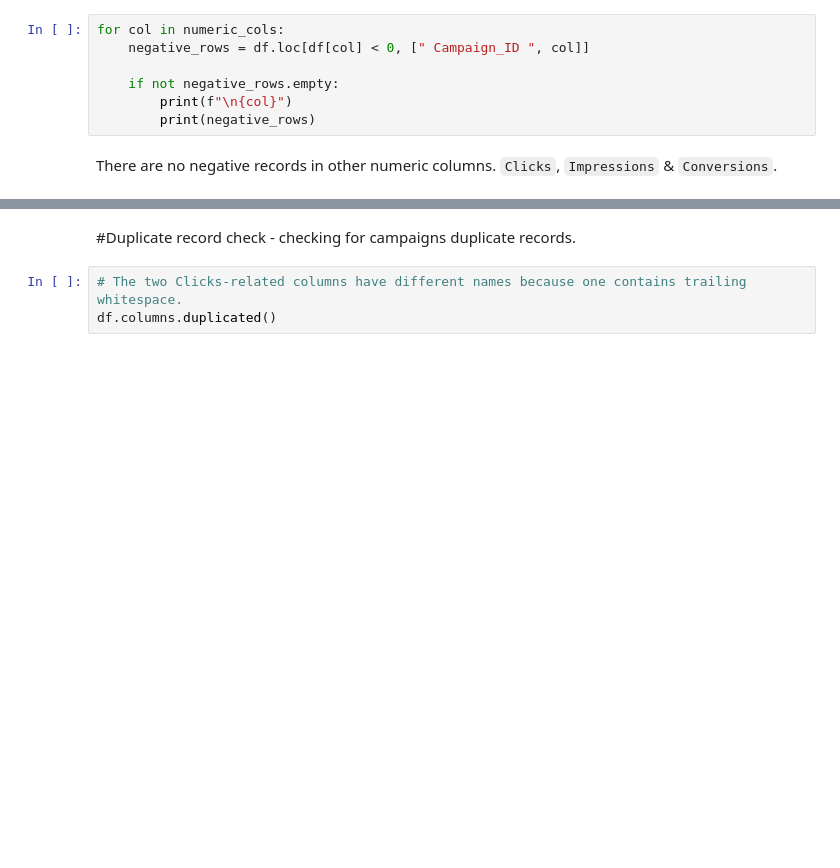
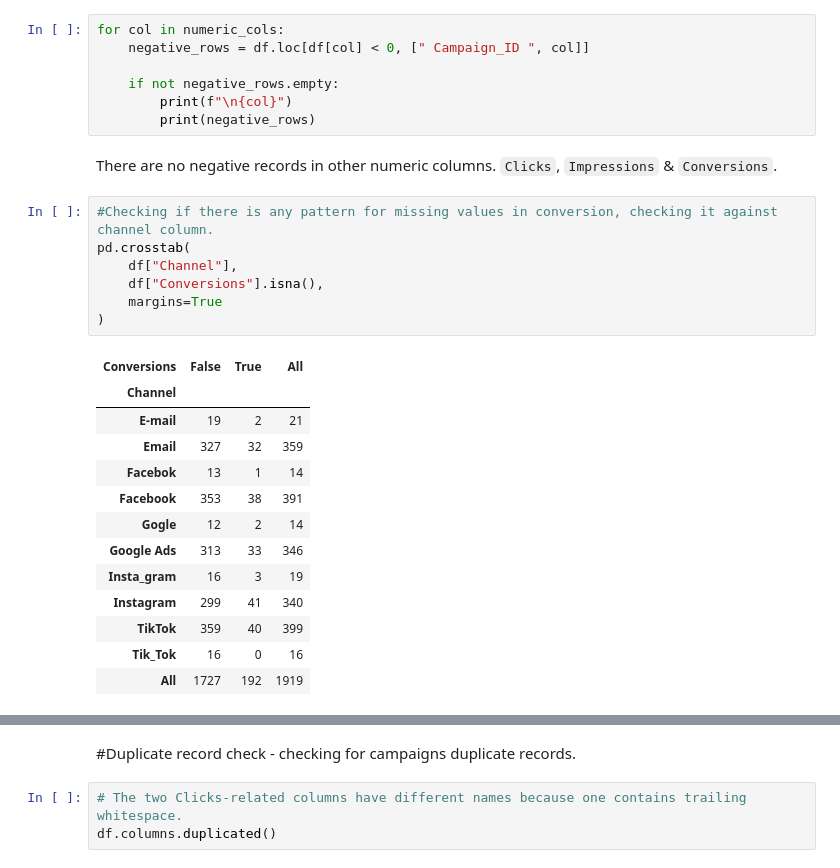
Before and after one commit to Nikita-Ravindra-Albela/Marketing_Campaign_Performance_Analysis, a Jupyter notebook: Python/Marketing_Analytics_Profiling.ipynb, the cells around one changed output, grey strips where cells are left out. Cells and saved outputs as stored; diff of their text form; blank space fills up the shorter version.

```diff
--- a/Python/Marketing_Analytics_Profiling.ipynb
+++ b/Python/Marketing_Analytics_Profiling.ipynb
@@ -547,3 +547,24 @@ for col in numeric_cols:
         print(negative_rows)
 # %% [markdown]
 There are no negative records in other numeric columns. `Clicks`, `Impressions` & `Conversions`.
+# %%
+#Checking if there is any pattern for missing values in conversion, checking it against channel column.
+pd.crosstab(
+    df["Channel"],
+    df["Conversions"].isna(),
+    margins=True
+)
+# %% [output]
+| Conversions | False | True | All |
+| Channel |  |  |  |
+| E-mail | 19 | 2 | 21 |
+| Email | 327 | 32 | 359 |
+| Facebok | 13 | 1 | 14 |
+| Facebook | 353 | 38 | 391 |
+| Gogle | 12 | 2 | 14 |
+| Google Ads | 313 | 33 | 346 |
+| Insta_gram | 16 | 3 | 19 |
+| Instagram | 299 | 41 | 340 |
+| TikTok | 359 | 40 | 399 |
+| Tik_Tok | 16 | 0 | 16 |
+| All | 1727 | 192 | 1919 |
```
Also changed, not shown: parts of 2 cells of this notebook, 1 other file.
